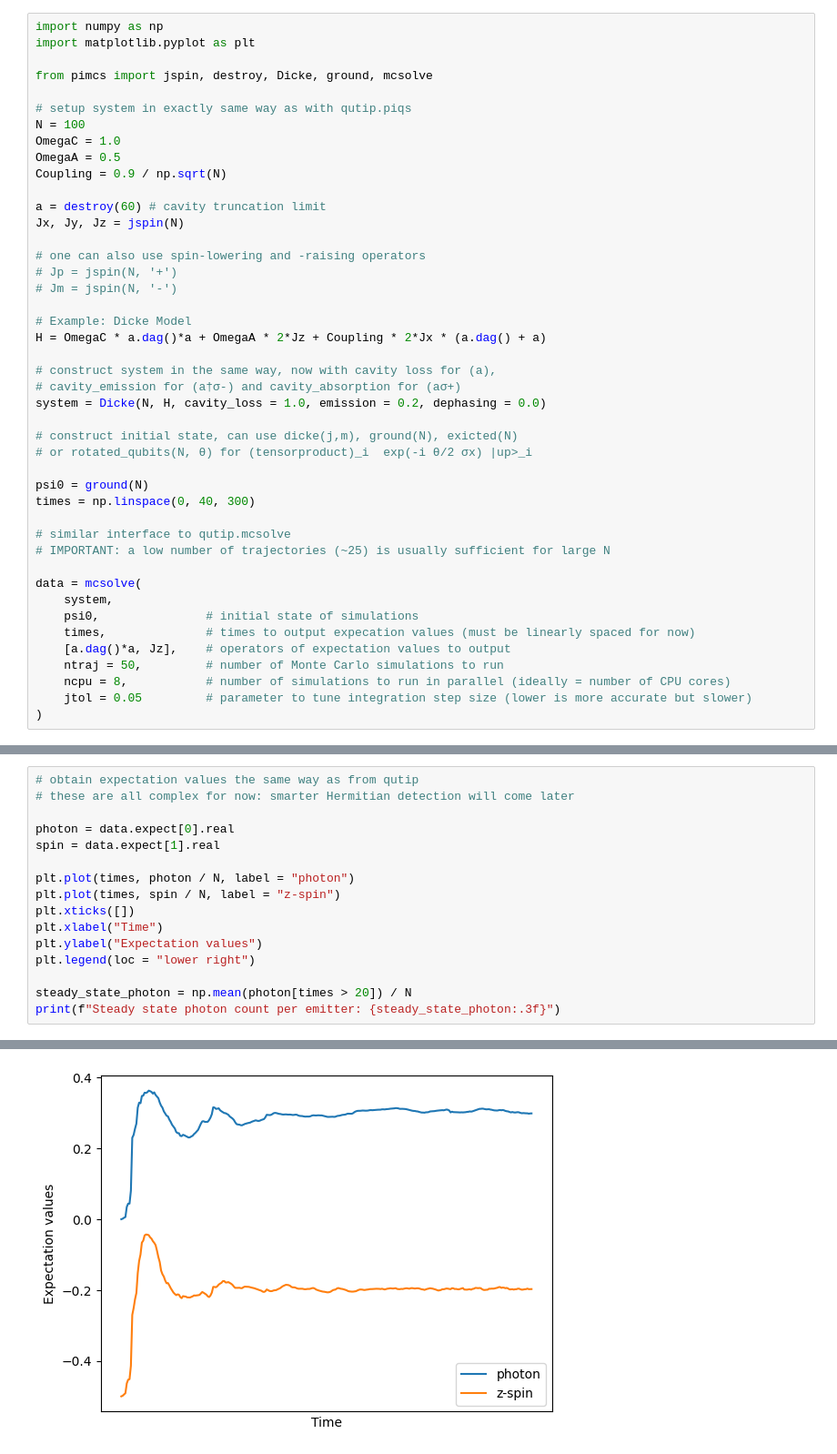
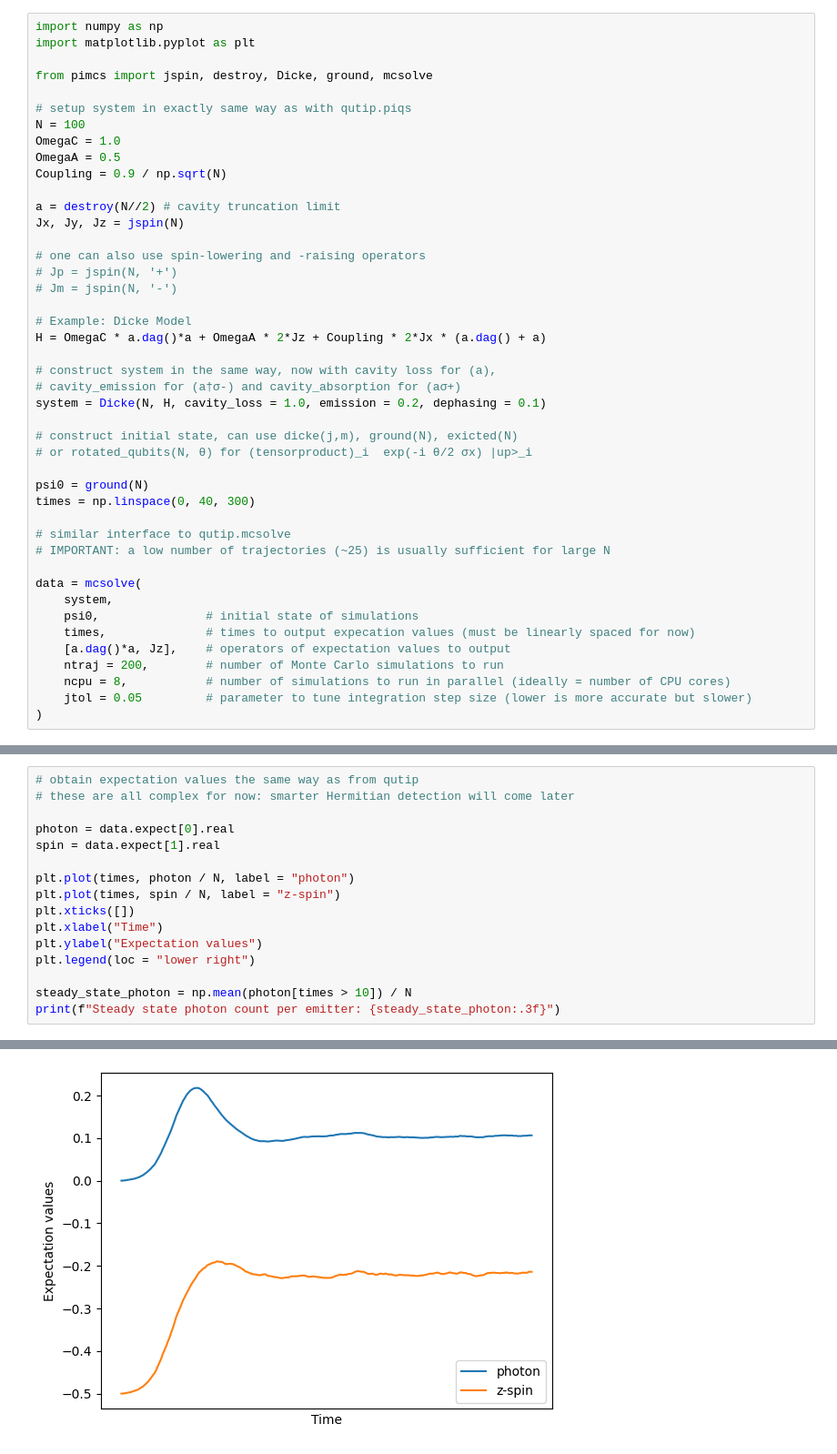
Before and after one commit to ellxor/pimcs, a Jupyter notebook: example.ipynb, the cells around one changed output, grey strips where cells are left out. Shown at 91% size. Drawn from its saved outputs; the diff is of its cells as text.

```diff
--- a/example.ipynb
+++ b/example.ipynb
@@ -10,7 +10,7 @@ OmegaC = 1.0
 OmegaA = 0.5
 Coupling = 0.9 / np.sqrt(N)
 
-a = destroy(60) # cavity truncation limit
+a = destroy(N//2) # cavity truncation limit
 Jx, Jy, Jz = jspin(N)
 
 # one can also use spin-lowering and -raising operators
@@ -22,7 +22,7 @@ H = OmegaC * a.dag()*a + OmegaA * 2*Jz + Coupling * 2*Jx * (a.dag() + a)
 
 # construct system in the same way, now with cavity loss for (a),
 # cavity_emission for (a†σ-) and cavity_absorption for (aσ+)
-system = Dicke(N, H, cavity_loss = 1.0, emission = 0.2, dephasing = 0.0)
+system = Dicke(N, H, cavity_loss = 1.0, emission = 0.2, dephasing = 0.1)
 
 # construct initial state, can use dicke(j,m), ground(N), exicted(N)
 # or rotated_qubits(N, θ) for (tensorproduct)_i  exp(-i θ/2 σx) |up>_i
@@ -38,7 +38,7 @@ data = mcsolve(
     psi0,               # initial state of simulations
     times,              # times to output expecation values (must be linearly spaced for now)
     [a.dag()*a, Jz],    # operators of expectation values to output
-    ntraj = 50,         # number of Monte Carlo simulations to run
+    ntraj = 200,        # number of Monte Carlo simulations to run
     ncpu = 8,           # number of simulations to run in parallel (ideally = number of CPU cores)
     jtol = 0.05         # parameter to tune integration step size (lower is more accurate but slower)
 )
@@ -61,6 +61,6 @@ plt.xlabel("Time")
 plt.ylabel("Expectation values")
 plt.legend(loc = "lower right")
 
-steady_state_photon = np.mean(photon[times > 20]) / N
+steady_state_photon = np.mean(photon[times > 10]) / N
 print(f"Steady state photon count per emitter: {steady_state_photon:.3f}")
 # %% [output]
@@ -68 +68 @@ Steady state photon count per emitter: 0.305
-[figure, old version]
+[figure, new version]
```
Also changed, not shown: parts of 2 cells of this notebook, 3 other files.
